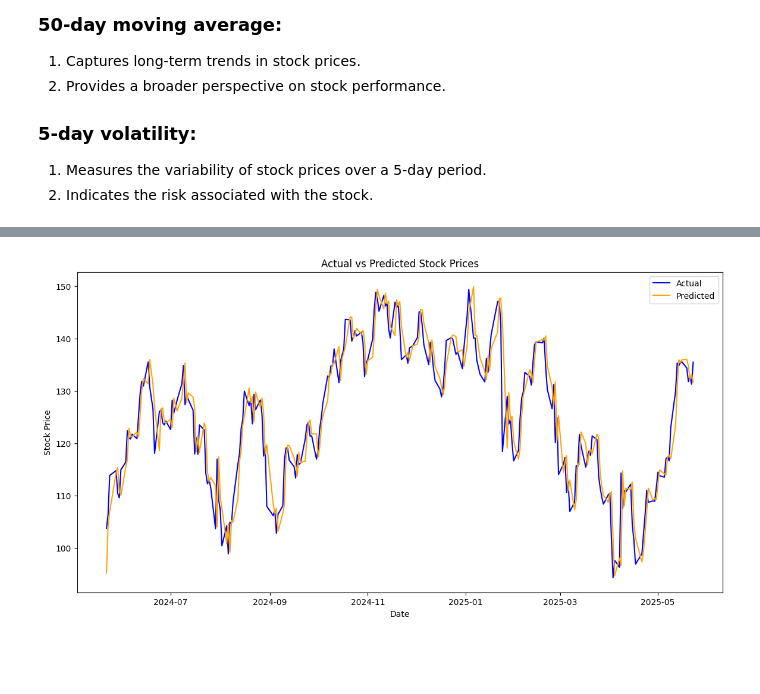
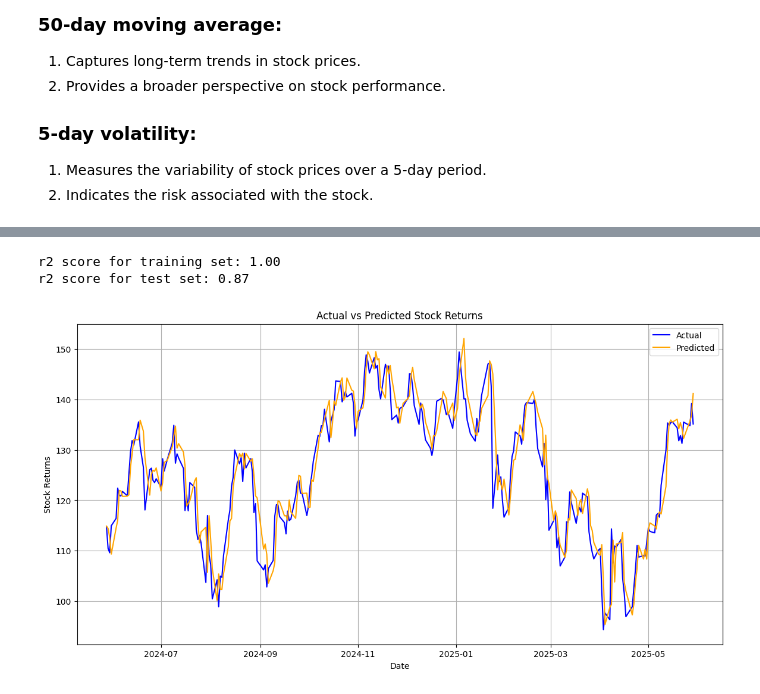
Before and after one commit to marabsatt/blackwell, a Jupyter notebook: main.ipynb, the cells around one changed output, grey strips where cells are left out. Saved outputs shown, nothing was run; the diff lists cells and outputs as text; code cells hidden in the pictures; blank space fills up the shorter version.

```diff
--- a/main.ipynb
+++ b/main.ipynb
@@ -28,0 +73,3 @@ from scipy.stats import randint, uniform
+# %%
+tickers_list = df[df['GICS Sub-Industry'] == 'Semiconductors']['Symbol'].tolist()
+tickers_list
@@ -29,5 +91,5 @@ from scipy.stats import randint, uniform
 # %%
 current_date = dt.datetime.now().strftime('%Y-%m-%d')
-ticker = 'NVDA'
-df = yf.download(ticker, start = '2020-01-01', end = current_date)
+df = yf.download(tickers_list, start = '2020-01-01', end = current_date)['Close']
+df
 # %% [output]
@@ -77,5 +383,5 @@ df['15MA_Returns'] = df['close'].rolling(window=15).mean().pct_change(periods=15
 df['50MA_Returns'] = df['close'].rolling(window=50).mean().pct_change(periods=50)
 df['5Volatility'] = df['close'].rolling(window=5).std()
 df['next_close'] = df['close'].shift(-1)
+df['returns'] = df['close'].pct_change()
 df.dropna(inplace=True)
-df
@@ -132,7 +416,6 @@ Highest correlation pair: ('close', 'next_close') with correlation value: 1.00
 # %%
 x_train, x_test, y_train, y_test = train_test_split(
-    df[df_corr.columns[:-1]],
-    #df,
+    df[df.columns[:-1]],
     df['next_close'],
     test_size=0.2,
     shuffle=False
@@ -154,15 +437,24 @@ Linear Regression RMSE: 4.53
 Linear Regression R^2: 0.87
+# %%
+# Checking for overfitting
+act_val = lr.score(x_train, y_train)
+pred_val = lr.score(x_test, y_test)
+print(f'r2 score for training set: {act_val:.2f}')
+print(f'r2 score for test set: {pred_val:.2f}')
+# %% [output]
+r2 score for training set: 1.00
+r2 score for test set: 0.87
 # %%
 plt.figure(figsize=(14, 7))
 plt.plot(x_test.index, y_test, label='Actual', color='blue')
 plt.plot(x_test.index, y_pred, label='Predicted', color='orange')
-plt.title('Actual vs Predicted Stock Prices')
+plt.title('Actual vs Predicted Stock Returns')
 plt.xlabel('Date')
-plt.ylabel('Stock Price')
+plt.ylabel('Stock Returns')
 plt.legend()
-plt.show()
+plt.grid()
 # %% [output]
-[figure, old version]
+[figure, new version]
 # %%
 act_val = lr.score(x_train, y_train)
 predict_val = lr.score(x_test, y_test)
```
Also changed, not shown: parts of 36 cells of this notebook.
